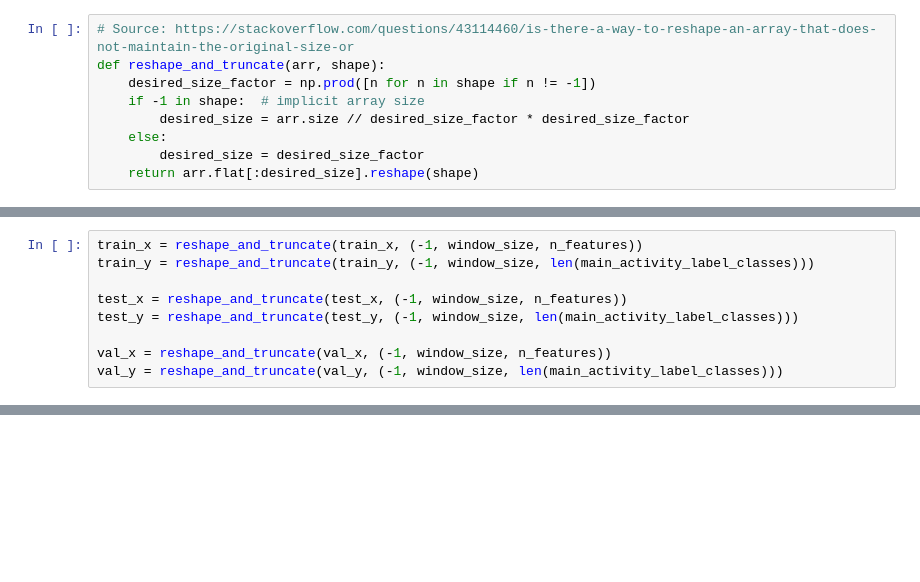
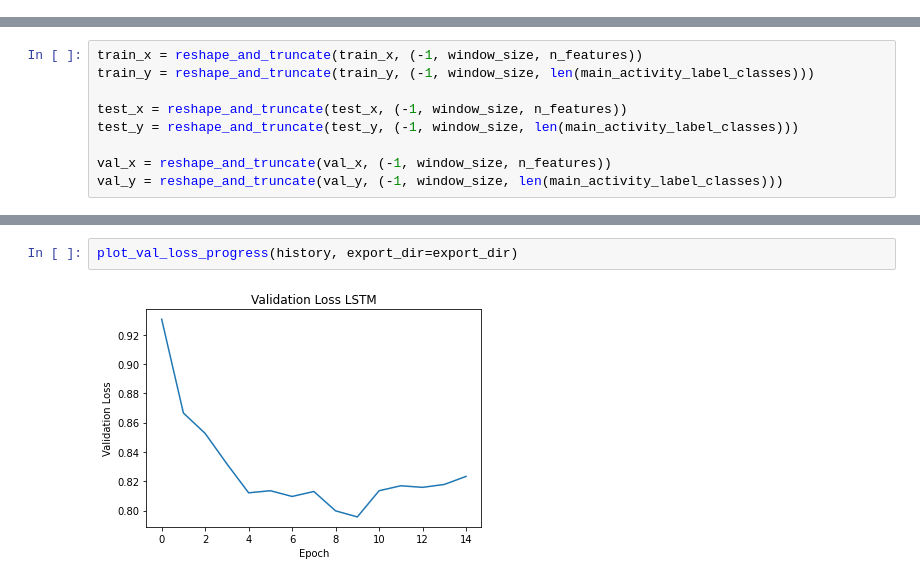
Before and after one commit to Max-Faber/ML4QS-Assignment3, a Jupyter notebook: ESN.ipynb, the cells around one changed output, grey strips where cells are left out. Drawn from its saved outputs; the diff is of its cells as text; blank space fills up the shorter version.

```diff
--- a/ESN.ipynb
+++ b/ESN.ipynb
@@ -35,12 +23,3 @@ test_x = test_x.to_numpy()
 test_y = test_y.to_numpy()
 val_x = val_x.to_numpy()
 val_y = val_y.to_numpy()
-# %%
-# Source: https://stackoverflow.com/questions/43114460/is-there-a-way-to-reshape-an-array-that-does-not-maintain-the-original-size-or
-def reshape_and_truncate(arr, shape):
-    desired_size_factor = np.prod([n for n in shape if n != -1])
-    if -1 in shape:  # implicit array size
-        desired_size = arr.size // desired_size_factor * desired_size_factor
-    else:
-        desired_size = desired_size_factor
-    return arr.flat[:desired_size].reshape(shape)
@@ -111,0 +136,4 @@ ValueError: The truth value of an array with more than one element is ambiguous.
+# %%
+plot_val_loss_progress(history, export_dir=export_dir)
+# %% [output]
+[figure, added]
```
Also changed, not shown: parts of 12 cells of this notebook, 8 other files.
